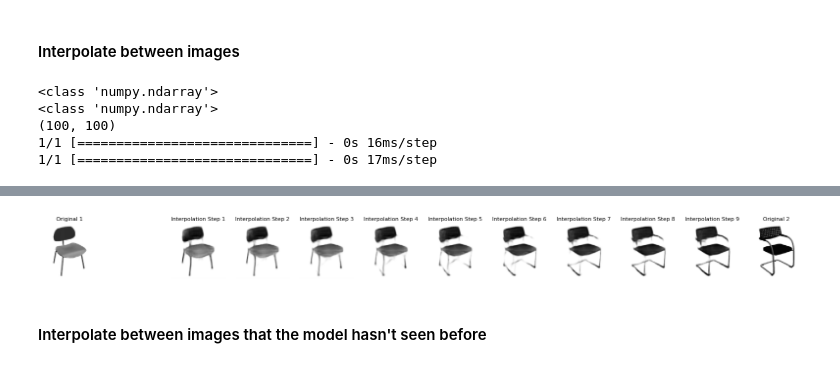
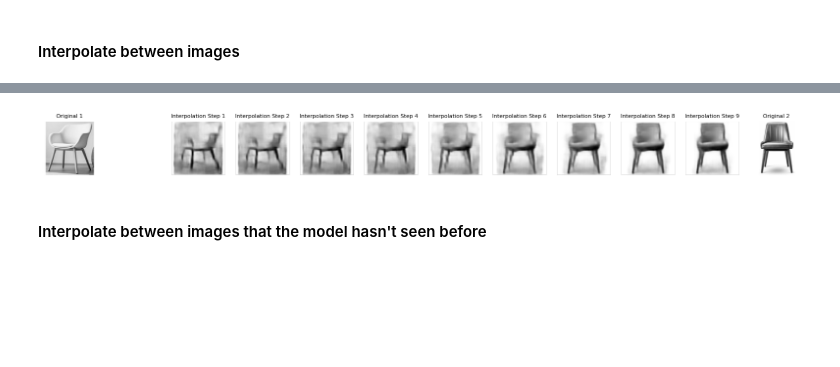
Before and after one commit to alexpapagio/chairs_GAN, a Jupyter notebook: notebooks/VAE_Autoencoder_Main.ipynb, the cells around one changed output, grey strips where cells are left out. Drawn from its saved outputs; the diff is of its cells as text; code cells hidden in the pictures; blank space fills up the shorter version.

```diff
--- a/notebooks/VAE_Autoencoder_Main.ipynb
+++ b/notebooks/VAE_Autoencoder_Main.ipynb
@@ -209,7 +209,7 @@ def build_decoder_vae(encoded_dim, input_shape):
 
 # Define input shape and encoding dimension
 input_shape = (100, 100, 1)
-encoding_dim = 100  # Example encoding dimension
+encoding_dim = 200  # Example encoding dimension
 
 # Build encoder and decoder
 encoder_vae = build_encoder_vae(input_shape, encoding_dim)
@@ -241,7 +255,7 @@ autoencoder_vae.compile(optimizer='adam')
 # %%
 page_size = 2000
 num_pages = page_numbers(train_path_4, page_size)
-for page_num in range(1, num_pages):
+for page_num in range(1, num_pages+1):
     page_filenames = paginate_folder(train_path_4,page_num, page_size)
     training_page = filepaths_to_preprocessed_arrays(page_filenames)
 
@@ -324,26 +338,20 @@ plt.show()
 # %% [markdown]
 #### Interpolate between images
-# %%
-for page_num in range(1, 2):
-    page_filenames = paginate_folder(train_path_4,page_num, page_size)
-    training_page = filepaths_to_preprocessed_arrays(page_filenames)
-    print (type(training_page))
-
-    image1 = training_page[20]  # Input image 1 - Replace with actual indices
-    image2 = training_page[610]  # Input image 2-  Replace with actual indices
-    print(type(image1))
-    print(image1.shape)
-
-
-    # Encode the images
-    _, _, encoding1 = encoder_vae.predict(np.array([image1]))
-    _, _, encoding2 = encoder_vae.predict(np.array([image2]))
-# %% [output]
-<class 'numpy.ndarray'>
-<class 'numpy.ndarray'>
-(100, 100)
-1/1 [==============================] - 0s 16ms/step
-1/1 [==============================] - 0s 17ms/step
+# %%
+for page_num in range(1, 2):
+    page_filenames = paginate_folder(train_path_4,page_num, page_size)
+    training_page = filepaths_to_preprocessed_arrays(page_filenames)
+    print (type(training_page))
+
+    image1 = training_page[0]  # Input image 1 - Replace with actual indices
+    image2 = training_page[610]  # Input image 2-  Replace with actual indices
+    print(type(image1))
+    print(image1.shape)
+
+
+    # Encode the images
+    _, _, encoding1 = encoder_vae.predict(np.array([image1]))
+    _, _, encoding2 = encoder_vae.predict(np.array([image2]))
 # %%
 # Interpolate between the encodings
 interpolated_encodings = []
@@ -355,7 +363,7 @@ for i in range(10):
 # Decode the interpolated encodings
 reconstructed_images = []
 for interpolated_encoding in interpolated_encodings:
-    interpolated_encoding_reshaped = interpolated_encoding.reshape((1, 100))  # Reshape to (1, 100)
+    interpolated_encoding_reshaped = interpolated_encoding.reshape((1, 200))  # Reshape to (1, 100)
     reconstructed_image = decoder_vae.predict(interpolated_encoding_reshaped)
     reconstructed_images.append(reconstructed_image.squeeze())
 
@@ -393,4 +401,4 @@ plt.show()
-[figure, old version]
+[figure, new version]
 # %% [markdown]
 #### Interpolate between images that the model hasn't seen before
 # %%
```
Also changed, not shown: parts of 28 cells of this notebook.
